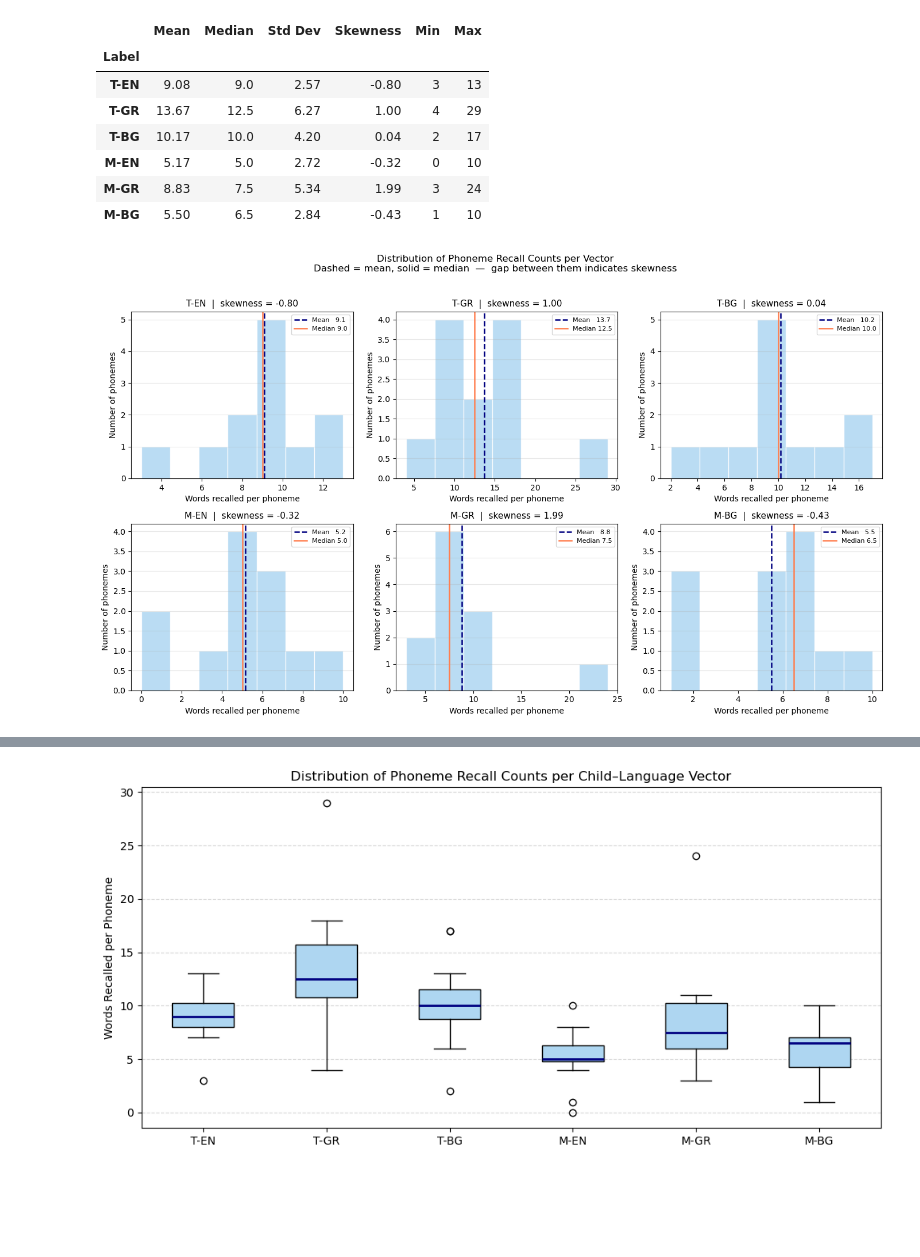
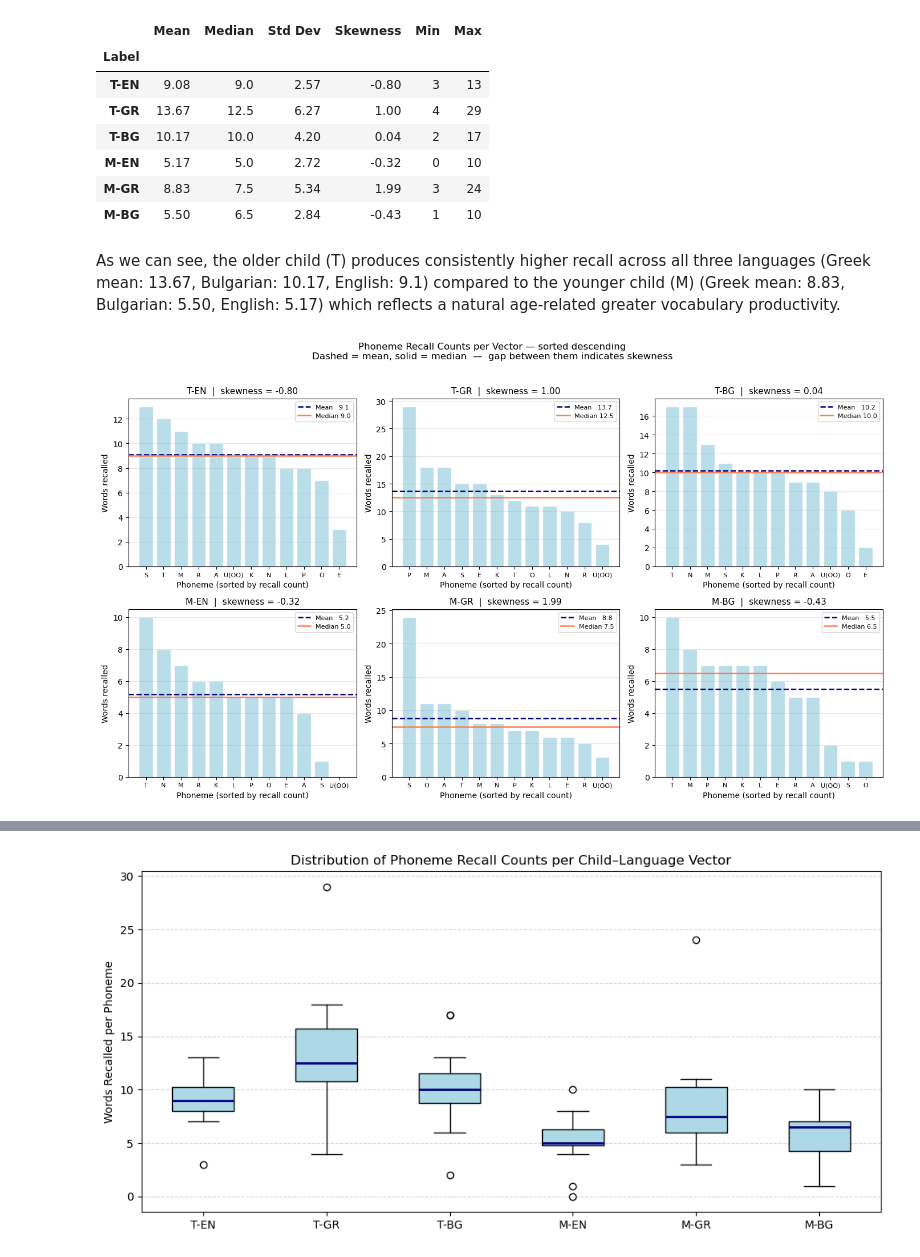
Before and after one commit to Slavena1/SoftUni-Math-for-Devs-Final-Project, a Jupyter notebook: SlavenaProject.ipynb, the cells around one changed output, grey strips where cells are left out. Cells and saved outputs as stored; diff of their text form; code cells hidden in the pictures; blank space fills up the shorter version.

```diff
--- a/SlavenaProject.ipynb
+++ b/SlavenaProject.ipynb
@@ -602,38 +602,47 @@ Descriptive Statistics per Language Vector:
 | M-EN | 5.17 | 5.0 | 2.72 | -0.32 | 0 | 10 |
 | M-GR | 8.83 | 7.5 | 5.34 | 1.99 | 3 | 24 |
 | M-BG | 5.50 | 6.5 | 2.84 | -0.43 | 1 | 10 |
+# %% [markdown]
+As we can see, the older child (T) produces consistently higher recall across all three languages (Greek mean: 13.67, Bulgarian: 10.17, English: 9.1) compared to the younger child (M) (Greek mean: 8.83, Bulgarian: 5.50, English: 5.17) which reflects a natural age-related greater vocabulary productivity.
 # %%
 vectors = {
     'T-EN': v_T_EN, 'T-GR': v_T_GR, 'T-BG': v_T_BG,
     'M-EN': v_M_EN, 'M-GR': v_M_GR, 'M-BG': v_M_BG,
 }
 
 fig, axes = plt.subplots(2, 3, figsize=(14, 8))
 axes = axes.flatten()
 
 for ax, (label, v) in zip(axes, vectors.items()):
     mean   = np.mean(v)
     median = np.median(v)
     sk     = skew(v)
 
-    ax.hist(v, bins=7, color='#AED6F1', edgecolor='white', alpha=0.85)
-    ax.axvline(mean,   color='navy',   linestyle='--', linewidth=1.8,
+    sorted_v = np.sort(v)[::-1]
+    phoneme_labels = pivot_T.index[np.argsort(v)[::-1]] if 'T' in label \
+                     else pivot_M.index[np.argsort(v)[::-1]]
+
+    ax.bar(range(12), sorted_v, color='lightblue', edgecolor='white', alpha=0.85)
+    ax.set_xticks(range(12))
+    ax.set_xticklabels(phoneme_labels, fontsize=8)
+
+    ax.axhline(mean,   color='navy',  linestyle='--', linewidth=1.8,
                label=f'Mean   {mean:.1f}')
-    ax.axvline(median, color='coral',  linestyle='-',  linewidth=1.8,
+    ax.axhline(median, color='coral', linestyle='-',  linewidth=1.8,
                label=f'Median {median:.1f}')
 
     ax.set_title(f'{label}  |  skewness = {sk:.2f}', fontsize=11)
-    ax.set_xlabel('Words recalled per phoneme')
-    ax.set_ylabel('Number of phonemes')
+    ax.set_xlabel('Phoneme (sorted by recall count)')
+    ax.set_ylabel('Words recalled')
     ax.legend(fontsize=8)
     ax.grid(axis='y', alpha=0.3)
 
 plt.suptitle(
-    'Distribution of Phoneme Recall Counts per Vector\n'
+    'Phoneme Recall Counts per Vector — sorted descending\n'
     'Dashed = mean, solid = median  —  gap between them indicates skewness',
     fontsize=12, y=1.02
 )
 plt.tight_layout()
 plt.show()
 # %% [output]
-[figure, old version]
+[figure, new version]
```
Also changed, not shown: parts of 12 cells of this notebook.
